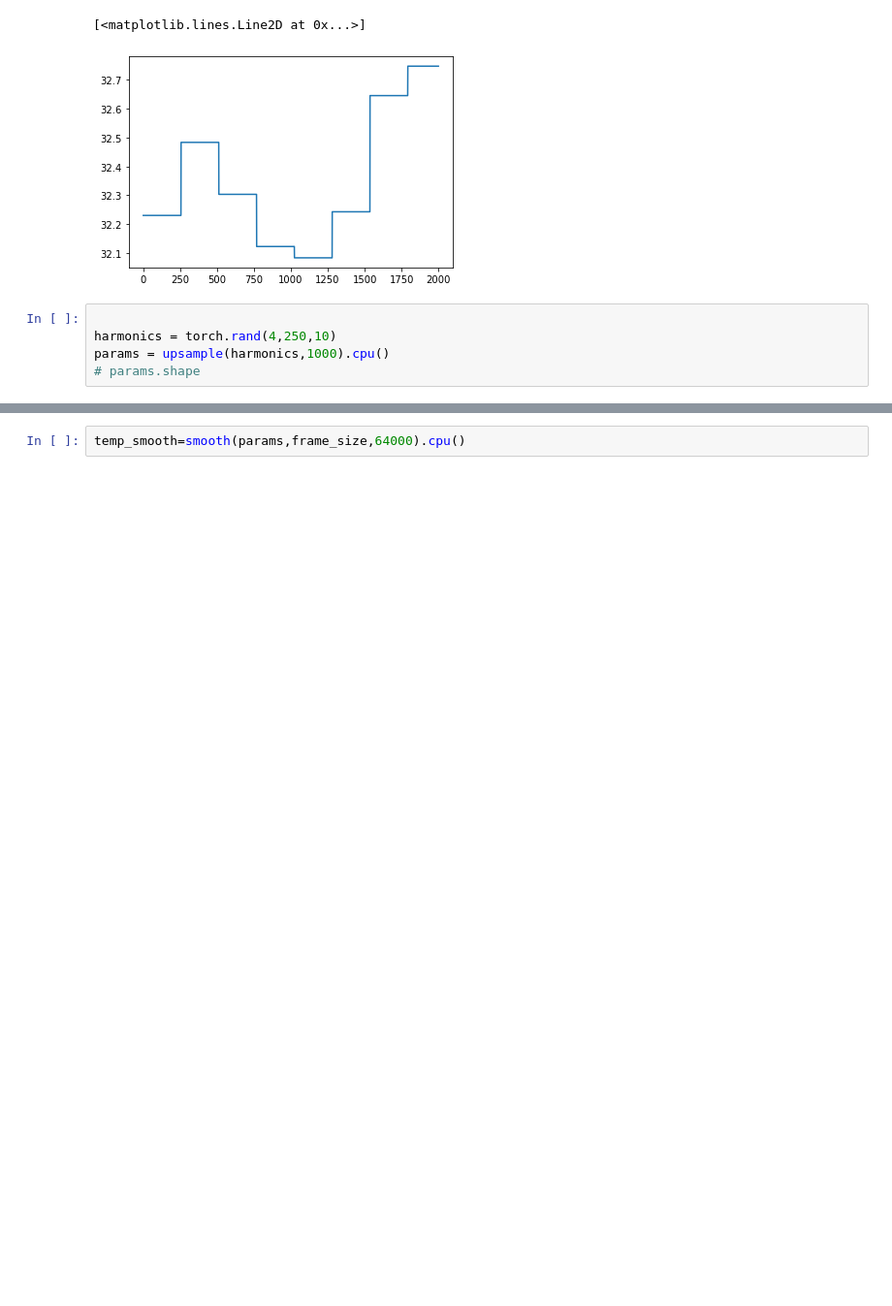
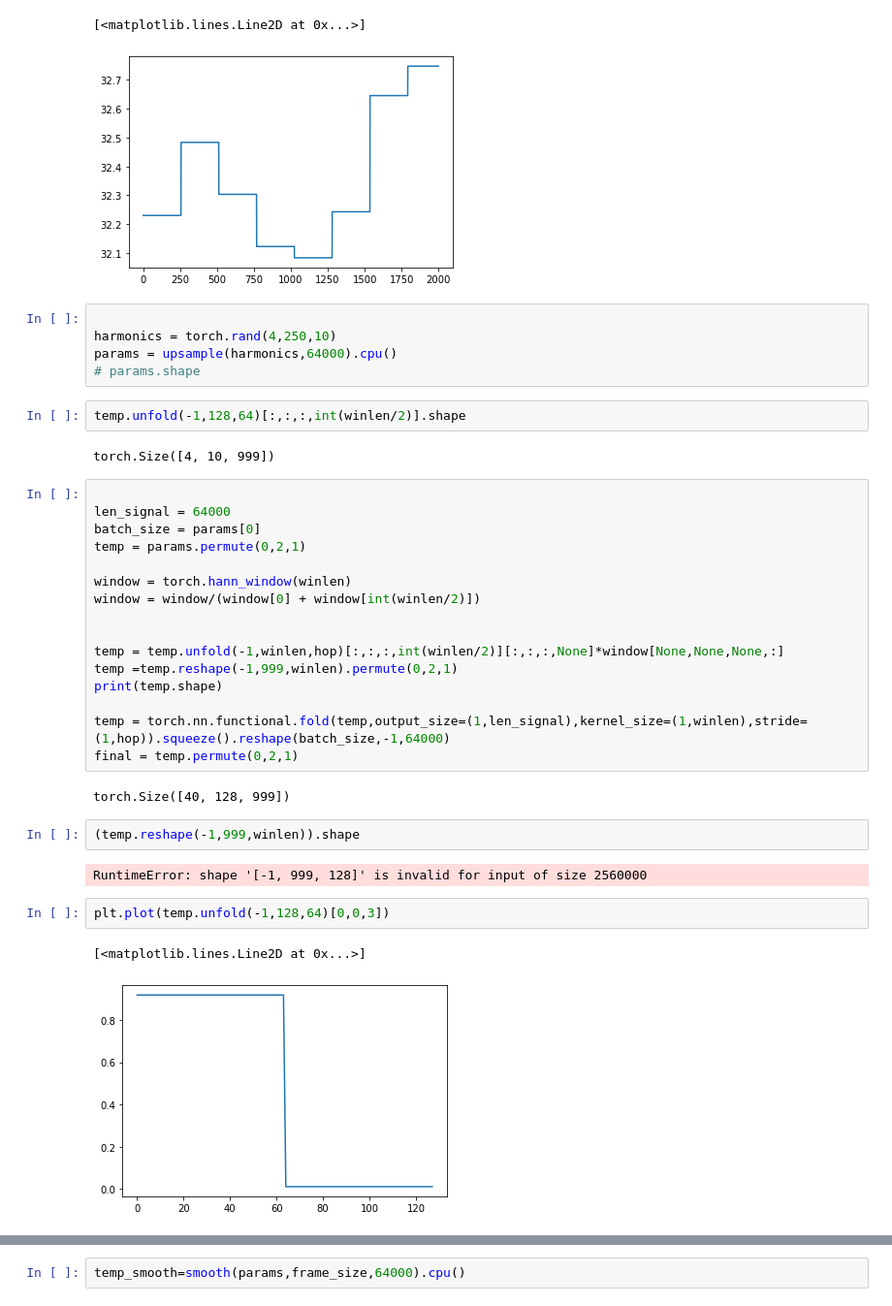
Before and after one commit to nabsara/deep-eurorack-control, a Jupyter notebook: notebooks/Untitled.ipynb, the cells around one changed output, grey strips where cells are left out. Shown at 97% size. Cells and saved outputs as stored; diff of their text form; blank space fills up the shorter version.

```diff
--- a/notebooks/Untitled.ipynb
+++ b/notebooks/Untitled.ipynb
@@ -46,5 +46,36 @@ plt.plot(pitch2[0,:][:2000])
 # %%
 
 harmonics = torch.rand(4,250,10)
-params = upsample(harmonics,1000).cpu()
+params = upsample(harmonics,64000).cpu()
 # params.shape
+# %%
+temp.unfold(-1,128,64)[:,:,:,int(winlen/2)].shape
+# %% [output]
+torch.Size([4, 10, 999])
+# %%
+
+len_signal = 64000
+batch_size = params[0]
+temp = params.permute(0,2,1)
+
+window = torch.hann_window(winlen)
+window = window/(window[0] + window[int(winlen/2)])
+
+
+temp = temp.unfold(-1,winlen,hop)[:,:,:,int(winlen/2)][:,:,:,None]*window[None,None,None,:]
+temp =temp.reshape(-1,999,winlen).permute(0,2,1)
+print(temp.shape)
+
+temp = torch.nn.functional.fold(temp,output_size=(1,len_signal),kernel_size=(1,winlen),stride=(1,hop)).squeeze().reshape(batch_size,-1,64000)
+final = temp.permute(0,2,1)
+# %% [output]
+torch.Size([40, 128, 999])
+# %%
+(temp.reshape(-1,999,winlen)).shape
+# %% [output]
+RuntimeError: shape '[-1, 999, 128]' is invalid for input of size 2560000
+# %%
+plt.plot(temp.unfold(-1,128,64)[0,0,3])
+# %% [output]
+[<matplotlib.lines.Line2D at 0x...>]
+[figure, added]
```
Also changed, not shown: parts of 5 cells of this notebook, 1 other file.
